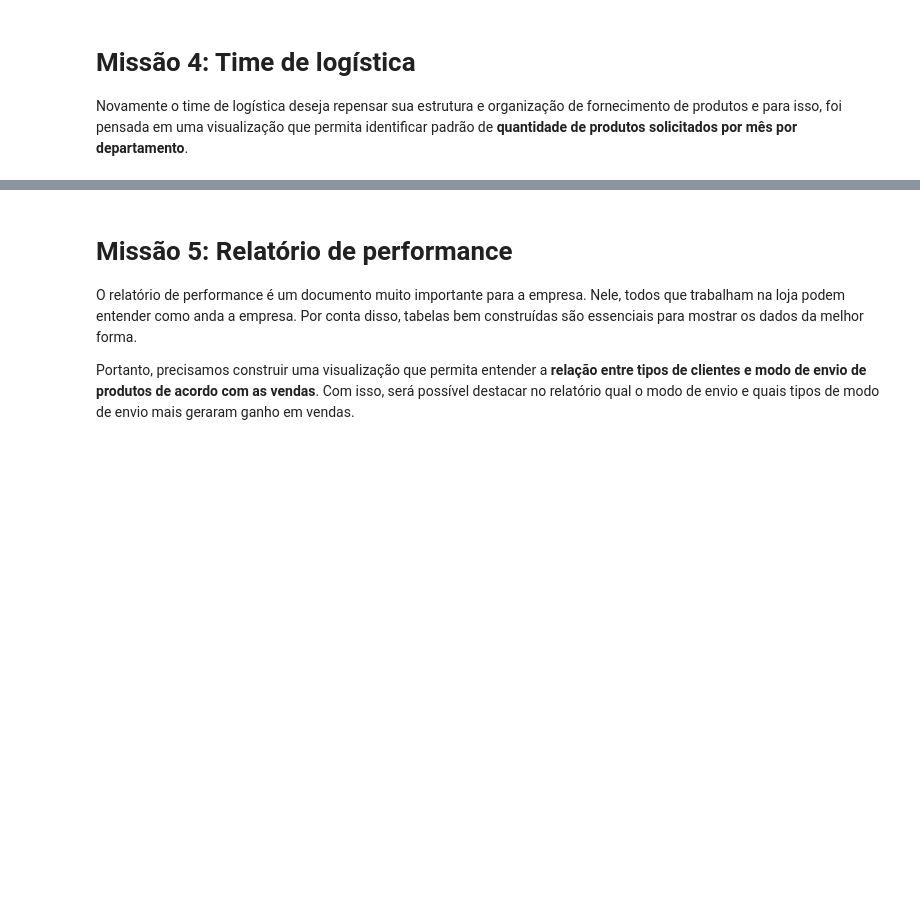
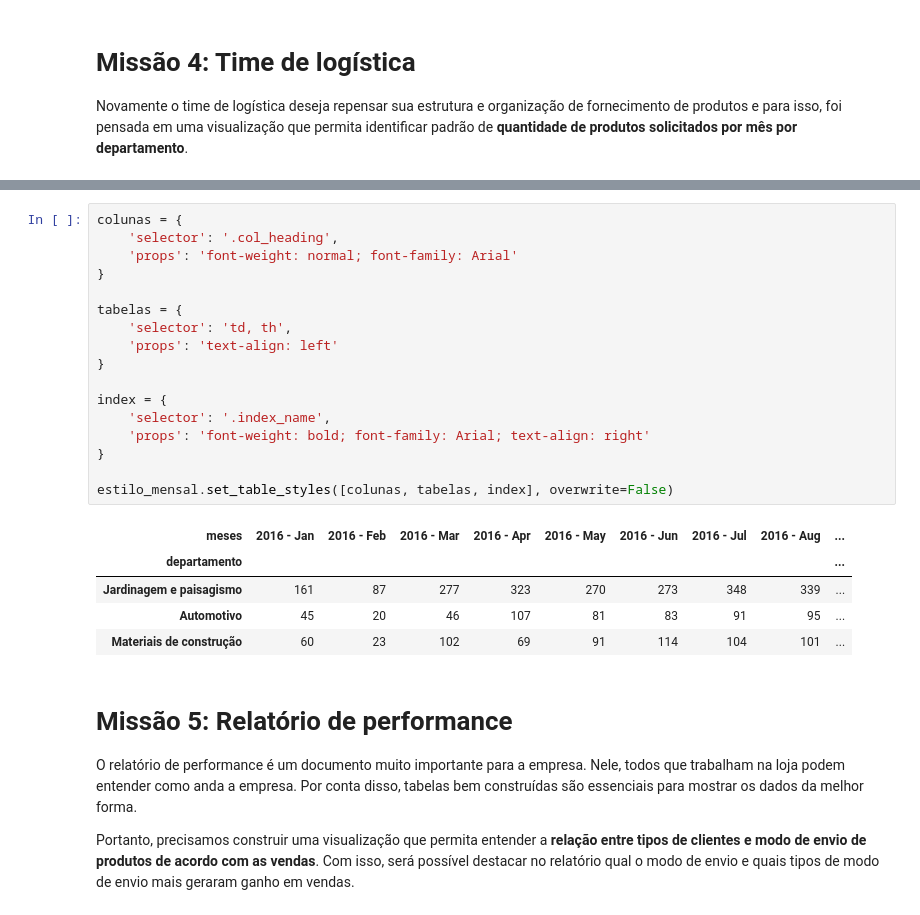
Before and after one commit to lukaswyllis/formacao-avancando-em-data-science-com-python, a Jupyter notebook: Curso 4 - Data Visualization - Estilização de tabelas com Python.ipynb, the cells around one changed output, grey strips where cells are left out. Drawn from its saved outputs; the diff is of its cells as text; blank space fills up the shorter version.

```diff
--- a/Curso 4 - Data Visualization - Estilização de tabelas com Python.ipynb
+++ b/Curso 4 - Data Visualization - Estilização de tabelas com Python.ipynb
@@ -402,3 +436,26 @@ Novamente o time de logística deseja repensar sua estrutura e organização de
+# %%
+colunas = {
+    'selector': '.col_heading',
+    'props': 'font-weight: normal; font-family: Arial'
+}
+
+tabelas = {
+    'selector': 'td, th',
+    'props': 'text-align: left'
+}
+
+index = {
+    'selector': '.index_name',
+    'props': 'font-weight: bold; font-family: Arial; text-align: right'
+}
+
+estilo_mensal.set_table_styles([colunas, tabelas, index], overwrite=False)
+# %% [output]
+| meses | 2016 - Jan | 2016 - Feb | 2016 - Mar | 2016 - Apr | 2016 - May | 2016 - Jun | 2016 - Jul | 2016 - Aug | ... |
+| departamento |  |  |  |  |  |  |  |  | ... |
+| Jardinagem e paisagismo | 161 | 87 | 277 | 323 | 270 | 273 | 348 | 339 | ... |
+| Automotivo | 45 | 20 | 46 | 107 | 81 | 83 | 91 | 95 | ... |
+| Materiais de construção | 60 | 23 | 102 | 69 | 91 | 114 | 104 | 101 | ... |
 # %% [markdown]
 # Missão 5: Relatório de performance
 
```
Also changed, not shown: parts of 12 cells of this notebook.
